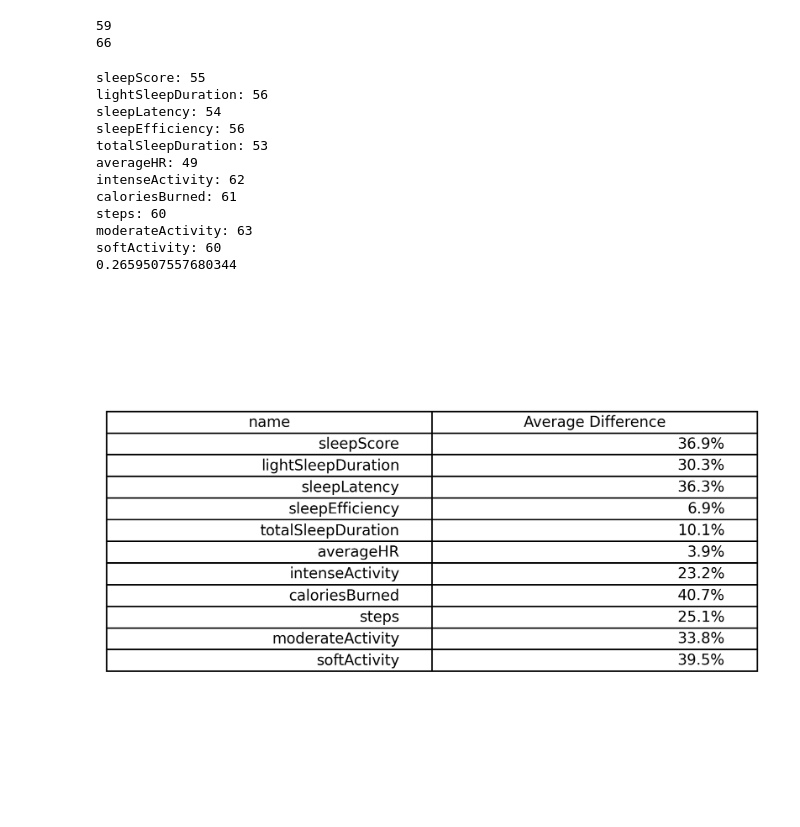
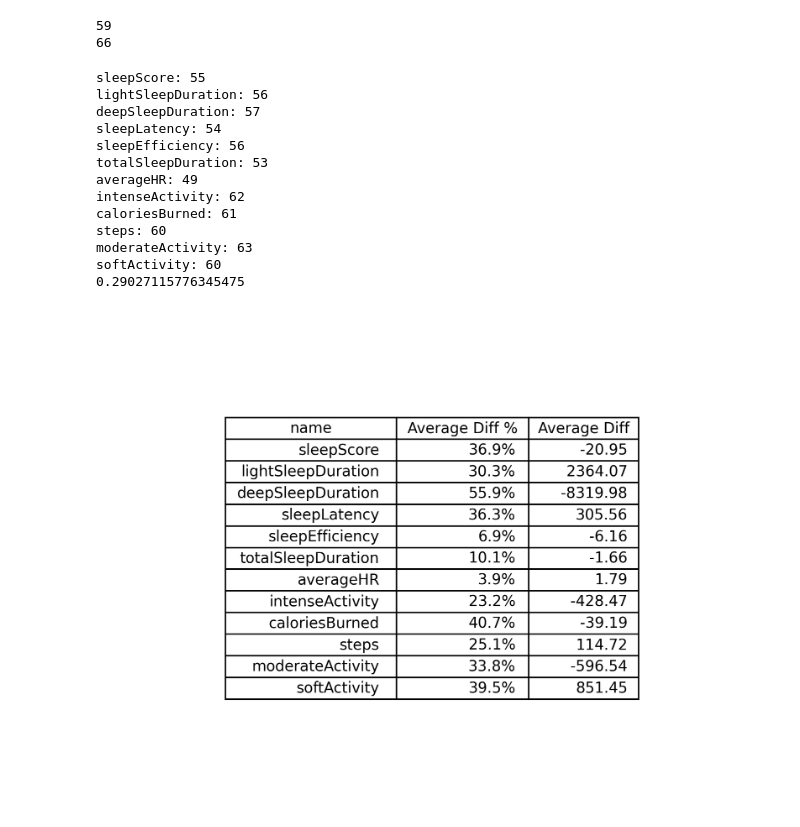
Before and after one commit to egorchern/OpenFitCompanionReport, a Jupyter notebook: src/analysis.ipynb, the cells around one changed output. Cells and saved outputs as stored; diff of their text form; code cells hidden in the pictures.

```diff
--- a/src/analysis.ipynb
+++ b/src/analysis.ipynb
@@ -24,7 +24,7 @@ df.tail()
 | 392 | NaN | 2024-03-26 | NaN | activity_Withings | Withings | NaN | 2024-03-26 | NaN | ... |
 5 rows × 22 columns
 # %%
-categoriesSleep = ["sleepScore", "lightSleepDuration", "sleepLatency", "sleepEfficiency", "totalSleepDuration", "averageHR" ]
+categoriesSleep = ["sleepScore", "lightSleepDuration", "deepSleepDuration", "sleepLatency", "sleepEfficiency", "totalSleepDuration", "averageHR" ]
 categoriesActivity = ["intenseActivity",
             "caloriesBurned", "steps", "moderateActivity", "softActivity"]
 df_oura = df.loc[df["Type"] == f"sleep_Oura"]
@@ -60,6 +60,8 @@ zscoreOutlier = 2
 table_df = []
 for p in categoriesSleep:
     lst = []
+    lstA = []
+    lstB = []
     df_oura = df.loc[df["Type"] == f"sleep_Oura"]
     df_withings = df.loc[df["Type"] == f"sleep_Withings"]
     df_oura = df_oura[df_oura["date"].isin(df_withings["date"])]
@@ -77,6 +79,8 @@ for p in categoriesSleep:
         temp = zscores[i]
         if (abs(temp) >= zscoreOutlier):
             continue
+        lstA.append(a)
+        lstB.append(b)
         N += 1
         val = (max(b, a) / min(b, a) % 1)
         lst.append(val)
@@ -84,9 +88,12 @@ for p in categoriesSleep:
         Q += val
     print(f"{p}: {len(lst)}")
     percentage = f"{round((sum(lst) / len(lst)) * 100, 1)}%"
-    table_df.append([p, percentage])
+    diff = round(np.mean(np.array(lstA) - np.array(lstB)), 2)
+    table_df.append([p, percentage, diff])
 for p in categoriesActivity:
     lst = []
+    lstA = []
+    lstB = []
     df_oura = df.loc[df["Type"] == f"activity_Oura"]
     df_withings = df.loc[df["Type"] == f"activity_Withings"]
     df_oura = df_oura[df_oura["date"].isin(df_withings["date"])]
@@ -101,43 +108,48 @@ for p in categoriesActivity:
         b = max(0.00001, b.iloc[0][p])
         if math.isnan(a) or math.isnan(b):
             continue
+
         temp = zscores[i]
         if (abs(temp) >= zscoreOutlier):
             continue
+        lstA.append(a)
+        lstB.append(b)
         N += 1
         val = (max(b, a) / min(b, a) % 1)
         lst.append(val)
         Q += val
     print(f"{p}: {len(lst)}")
     percentage = f"{round((sum(lst) / len(lst)) * 100, 1)}%"
-    table_df.append([p, percentage])
+    diff = round(np.mean(np.array(lstA) - np.array(lstB)), 2)
+    table_df.append([p, percentage, diff])
 
 print(Q / N)
 table_df = pd.DataFrame(table_df)
 table_df.head()
 fig, ax = plt.subplots()
 fig.patch.set_visible(False)
 ax.axis('off')
 ax.axis('tight')
-ax.table(cellText=table_df.values, colLabels=["name", "Average Difference"], loc='center')
+ax.table(cellText=table_df.values, colLabels=["name", "Average Diff %", "Average Diff"], loc='center').auto_set_column_width([0, 1, 2])
 fig.tight_layout()
 
 plt.show()
 fig.savefig("empiricalResults.pdf", bbox_inches='tight')
 # %% [output]
 sleepScore: 55
 lightSleepDuration: 56
+deepSleepDuration: 57
 sleepLatency: 54
 sleepEfficiency: 56
 totalSleepDuration: 53
 averageHR: 49
 intenseActivity: 62
 caloriesBurned: 61
 steps: 60
 moderateActivity: 63
 softActivity: 60
-0.2659507557680344
+0.29027115776345475
-[figure, old version]
+[figure, new version]
 # %%
 import matplotlib.pyplot as plt
 import numpy as np
```
Also changed, not shown: parts of 5 cells of this notebook, 14 other files.
